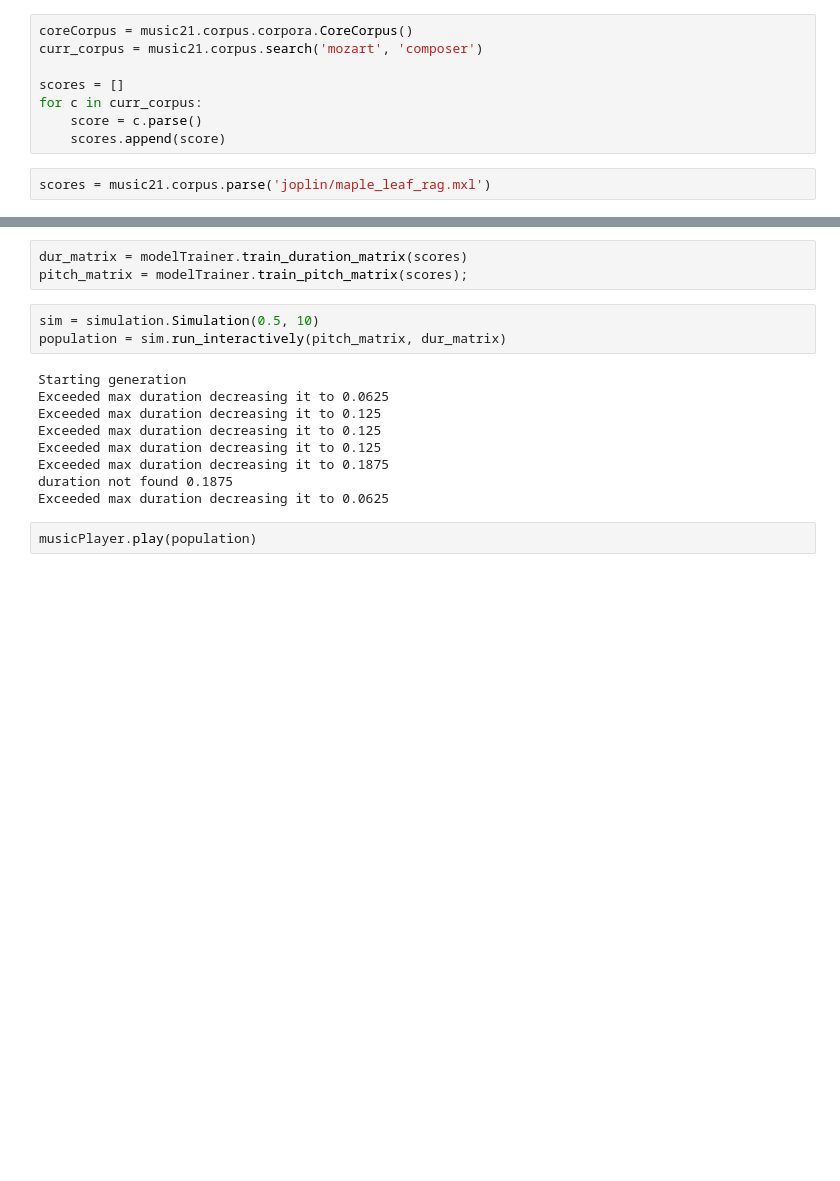
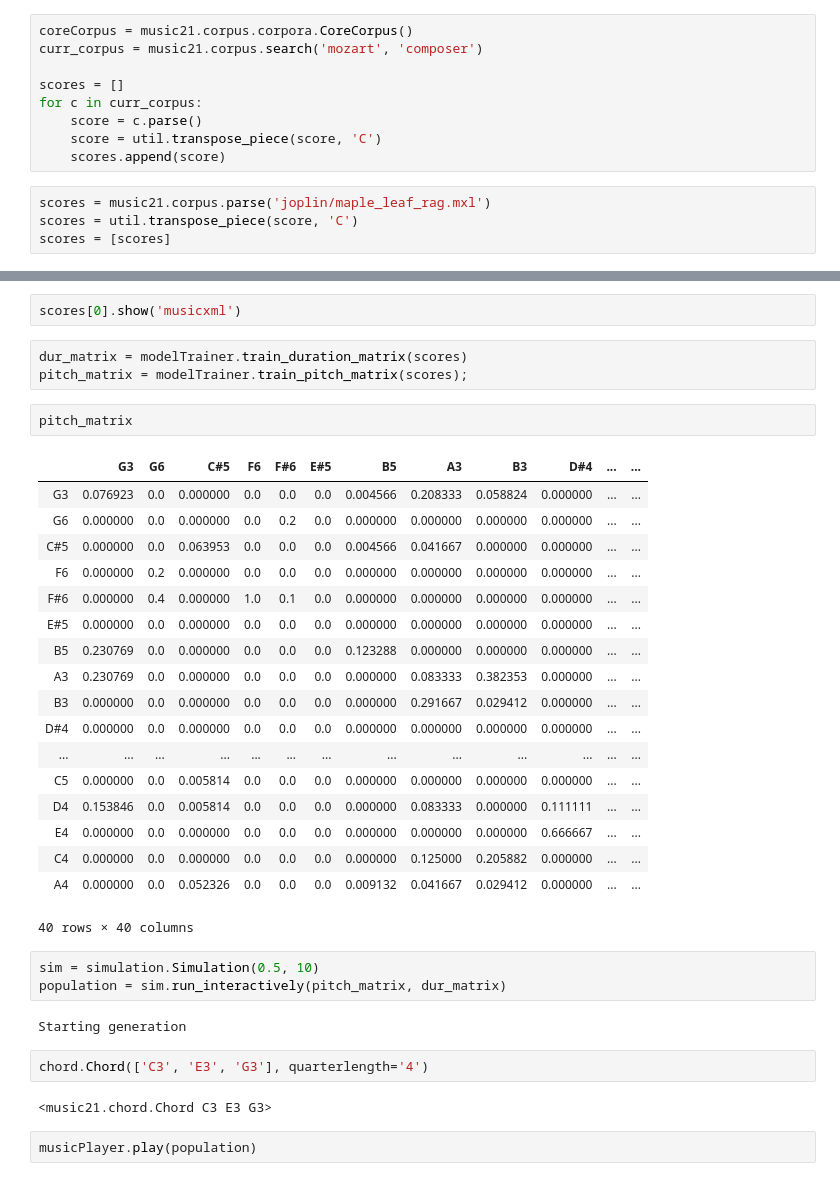
Before and after one commit to Jerryhu1/MasterThesis, a Jupyter notebook: EvoMusicCompanion/Untitled.ipynb, the cells around one changed output, grey strips where cells are left out. Drawn from its saved outputs; the diff is of its cells as text; blank space fills up the shorter version.

```diff
--- a/EvoMusicCompanion/Untitled.ipynb
+++ b/EvoMusicCompanion/Untitled.ipynb
@@ -30,6 +34,9 @@ curr_corpus = music21.corpus.search('mozart', 'composer')
 scores = []
 for c in curr_corpus:
     score = c.parse()
+    score = util.transpose_piece(score, 'C')
     scores.append(score)
 # %%
 scores = music21.corpus.parse('joplin/maple_leaf_rag.mxl')
+scores = util.transpose_piece(score, 'C')
+scores = [scores]
@@ -38,18 +59,38 @@ scores = [scores]
+# %%
+scores[0].show('musicxml')
 # %%
 dur_matrix = modelTrainer.train_duration_matrix(scores)
 pitch_matrix = modelTrainer.train_pitch_matrix(scores);
+# %%
+pitch_matrix
+# %% [output]
+|  | G3 | G6 | C#5 | F6 | F#6 | E#5 | B5 | A3 | B3 | D#4 | ... | ... |
+| G3 | 0.076923 | 0.0 | 0.000000 | 0.0 | 0.0 | 0.0 | 0.004566 | 0.208333 | 0.058824 | 0.000000 | ... | ... |
+| G6 | 0.000000 | 0.0 | 0.000000 | 0.0 | 0.2 | 0.0 | 0.000000 | 0.000000 | 0.000000 | 0.000000 | ... | ... |
+| C#5 | 0.000000 | 0.0 | 0.063953 | 0.0 | 0.0 | 0.0 | 0.004566 | 0.041667 | 0.000000 | 0.000000 | ... | ... |
+| F6 | 0.000000 | 0.2 | 0.000000 | 0.0 | 0.0 | 0.0 | 0.000000 | 0.000000 | 0.000000 | 0.000000 | ... | ... |
+| F#6 | 0.000000 | 0.4 | 0.000000 | 1.0 | 0.1 | 0.0 | 0.000000 | 0.000000 | 0.000000 | 0.000000 | ... | ... |
+| E#5 | 0.000000 | 0.0 | 0.000000 | 0.0 | 0.0 | 0.0 | 0.000000 | 0.000000 | 0.000000 | 0.000000 | ... | ... |
+| B5 | 0.230769 | 0.0 | 0.000000 | 0.0 | 0.0 | 0.0 | 0.123288 | 0.000000 | 0.000000 | 0.000000 | ... | ... |
+| A3 | 0.230769 | 0.0 | 0.000000 | 0.0 | 0.0 | 0.0 | 0.000000 | 0.083333 | 0.382353 | 0.000000 | ... | ... |
+| B3 | 0.000000 | 0.0 | 0.000000 | 0.0 | 0.0 | 0.0 | 0.000000 | 0.291667 | 0.029412 | 0.000000 | ... | ... |
+| D#4 | 0.000000 | 0.0 | 0.000000 | 0.0 | 0.0 | 0.0 | 0.000000 | 0.000000 | 0.000000 | 0.000000 | ... | ... |
+| ... | ... | ... | ... | ... | ... | ... | ... | ... | ... | ... | ... | ... |
+| C5 | 0.000000 | 0.0 | 0.005814 | 0.0 | 0.0 | 0.0 | 0.000000 | 0.000000 | 0.000000 | 0.000000 | ... | ... |
+| D4 | 0.153846 | 0.0 | 0.005814 | 0.0 | 0.0 | 0.0 | 0.000000 | 0.083333 | 0.000000 | 0.111111 | ... | ... |
+| E4 | 0.000000 | 0.0 | 0.000000 | 0.0 | 0.0 | 0.0 | 0.000000 | 0.000000 | 0.000000 | 0.666667 | ... | ... |
+| C4 | 0.000000 | 0.0 | 0.000000 | 0.0 | 0.0 | 0.0 | 0.000000 | 0.125000 | 0.205882 | 0.000000 | ... | ... |
+| A4 | 0.000000 | 0.0 | 0.052326 | 0.0 | 0.0 | 0.0 | 0.009132 | 0.041667 | 0.029412 | 0.000000 | ... | ... |
+40 rows × 40 columns
 # %%
 sim = simulation.Simulation(0.5, 10)
 population = sim.run_interactively(pitch_matrix, dur_matrix)
 # %% [output]
 Starting generation
-Exceeded max duration decreasing it to 0.0625
-Exceeded max duration decreasing it to 0.125
-Exceeded max duration decreasing it to 0.125
-Exceeded max duration decreasing it to 0.125
-Exceeded max duration decreasing it to 0.1875
-duration not found 0.1875
-Exceeded max duration decreasing it to 0.0625
+# %%
+chord.Chord(['C3', 'E3', 'G3'], quarterlength='4')
+# %% [output]
+<music21.chord.Chord C3 E3 G3>
 # %%
 musicPlayer.play(population)
 # %%
```
Also changed, not shown: parts of 5 cells of this notebook, 7 other files.
